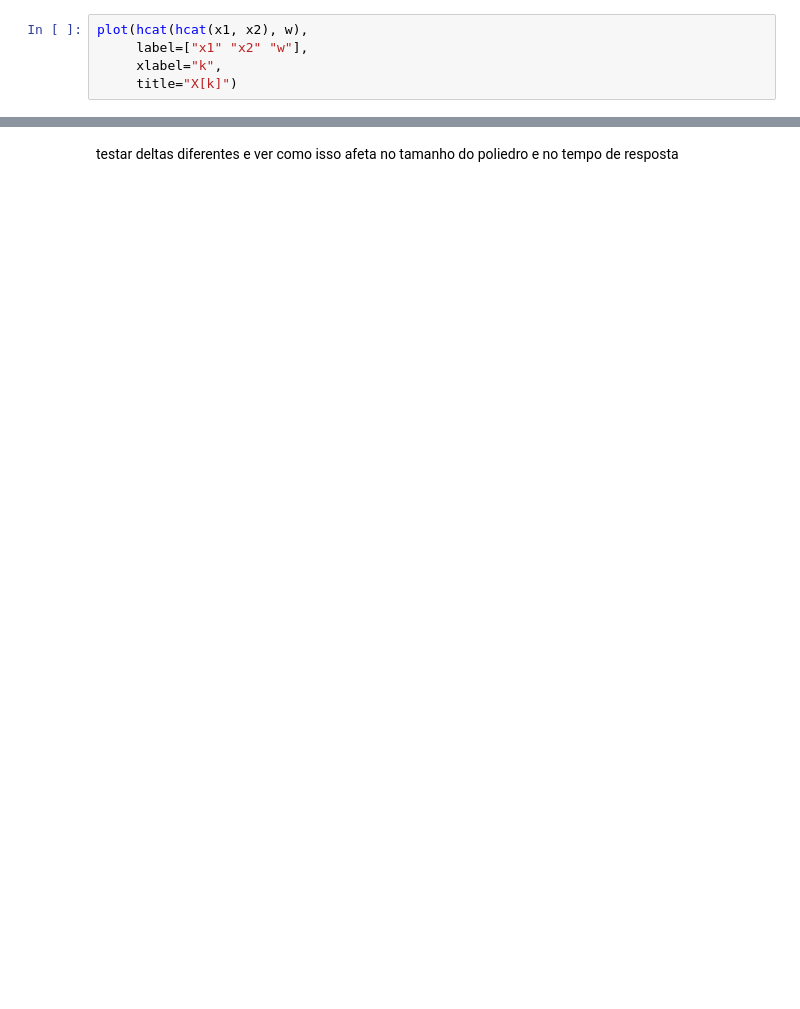
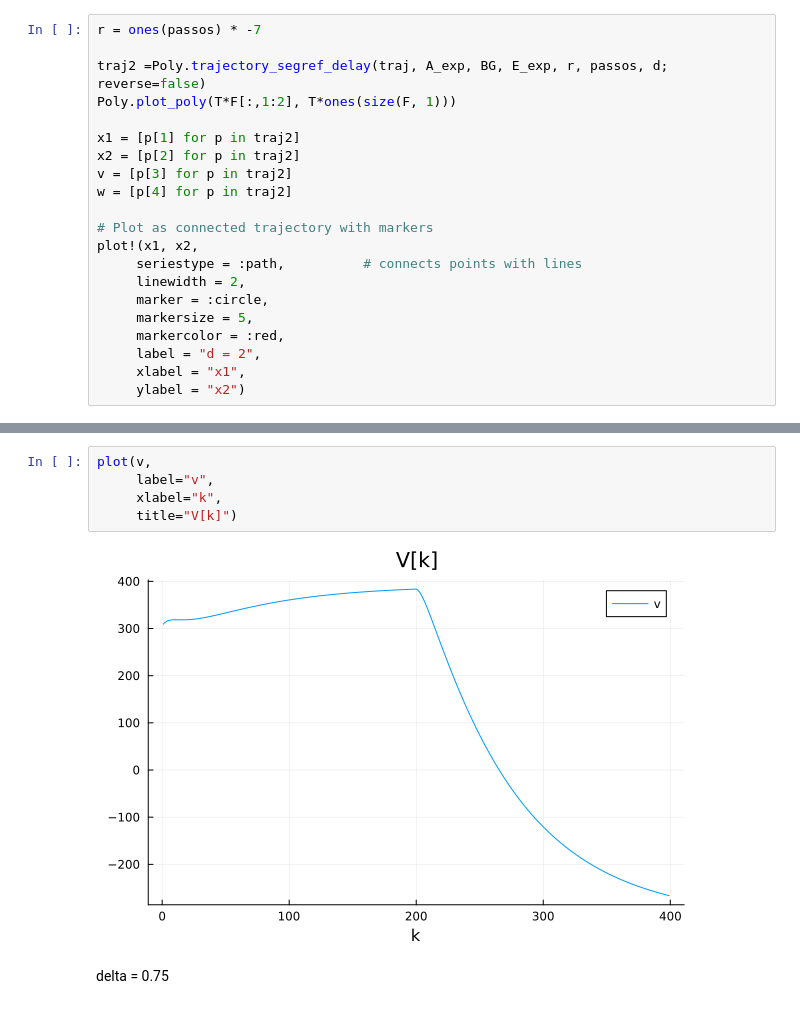
Before and after one commit to Nicholas-Wallace/Polyhedron, a Jupyter notebook: exemplo_artigo.ipynb, the cells around one changed output, grey strips where cells are left out. Drawn from its saved outputs; the diff is of its cells as text; blank space fills up the shorter version.

```diff
--- a/exemplo_artigo.ipynb
+++ b/exemplo_artigo.ipynb
@@ -92,5 +167,21 @@ plot!(x1, x2,
 # %%
-plot(hcat(hcat(x1, x2), w),
-     label=["x1" "x2" "w"],
-     xlabel="k",
-     title="X[k]")
+r = ones(passos) * -7
+
+traj2 =Poly.trajectory_segref_delay(traj, A_exp, BG, E_exp, r, passos, d; reverse=false)
+Poly.plot_poly(T*F[:,1:2], T*ones(size(F, 1)))
+
+x1 = [p[1] for p in traj2]
+x2 = [p[2] for p in traj2]
+v = [p[3] for p in traj2]
+w = [p[4] for p in traj2]
+
+# Plot as connected trajectory with markers
+plot!(x1, x2,
+     seriestype = :path,          # connects points with lines
+     linewidth = 2,
+     marker = :circle,
+     markersize = 5,
+     markercolor = :red,
+     label = "d = 2",
+     xlabel = "x1",
+     ylabel = "x2")
@@ -97,5 +197,12 @@ plot(hcat(hcat(x1, x2), w),
+# %%
+plot(v,
+     label="v",
+     xlabel="k",
+     title="V[k]")
+# %% [output]
+[figure, added]
 # %% [markdown]
-testar deltas diferentes e ver como isso afeta no tamanho do poliedro e no tempo de resposta
+delta = 0.75
 # %%
 # copie e cole os seus parâmetros
 
```
Also changed, not shown: parts of 27 cells of this notebook, 3 other files.
